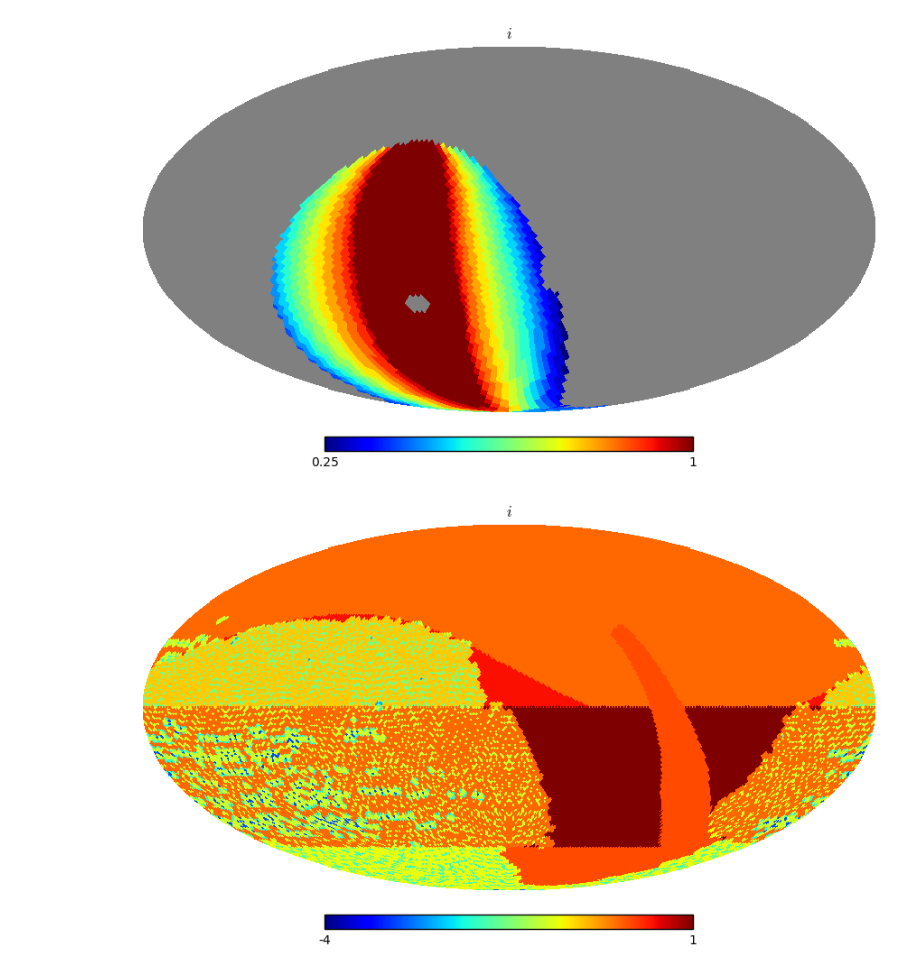
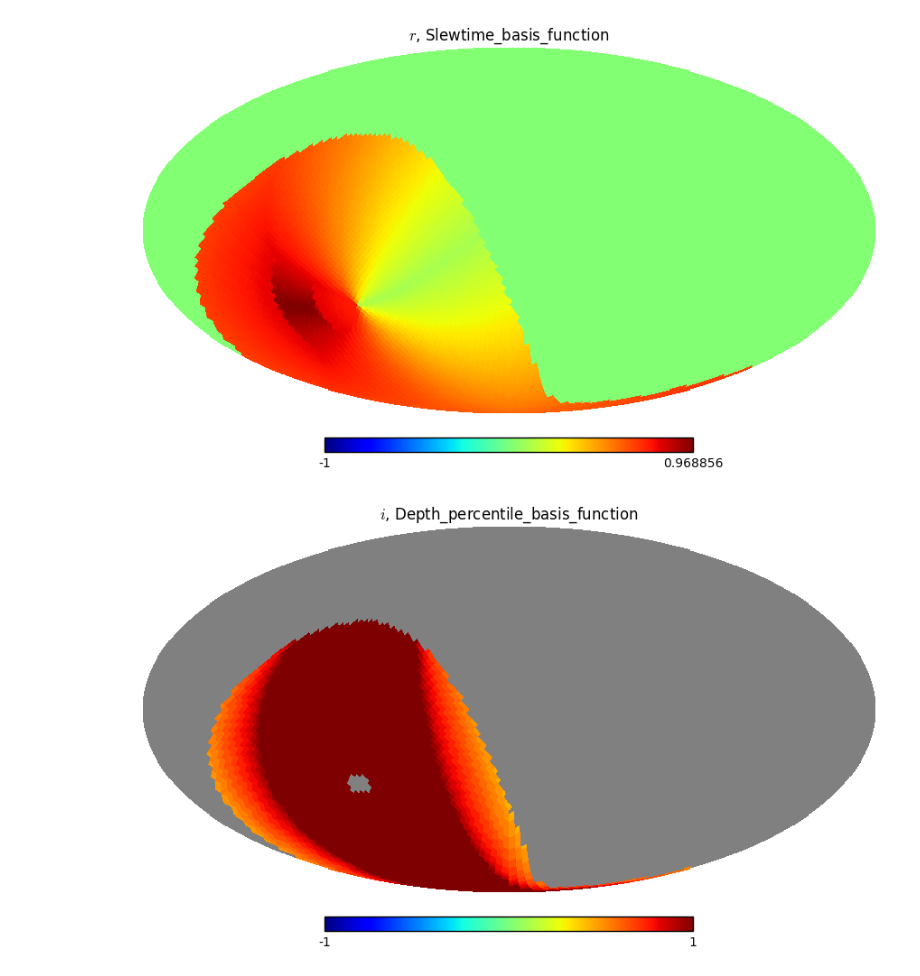
Before and after one commit to lsst-sims/legacy_sims_featureScheduler, a Jupyter notebook: examples/viz_example.ipynb, the cells around one changed output. Cells and saved outputs as stored; diff of their text form; code cells hidden in the pictures.

Commit message:
debugged slewtime

```diff
--- a/examples/viz_example.ipynb
+++ b/examples/viz_example.ipynb
@@ -8,12 +8,12 @@ from speed_observatory import Speed_observatory
 # %%
-survey_length = 5  # days
+survey_length = 3.1  # days
 # Define what we want the final visit ratio map to look like
 target_maps = fs.standard_goals()
 
 filters = ['r', 'i']
 weights = {}
-weights['r'] = [1., 1., 1.]
-weights['i'] = [1.5, 1., 0.]
+weights['r'] = [1., 1., 1., 1.]
+weights['i'] = [1.9, 1., 0., 1.]
 surveys = []
 for filtername in filters:
     bfs = []
@@ -21,6 +21,7 @@ for filtername in filters:
     bfs.append(fs.Target_map_basis_function(target_map=target_maps[filtername],
                                            filtername=filtername))
     bfs.append(fs.Filter_change_basis_function(filtername=filtername))
+    bfs.append(fs.Slewtime_basis_function(filtername=filtername))
     weight = weights[filtername]
     surveys.append(fs.Simple_greedy_survey_fields(bfs, weight, filtername=filtername))
 
@@ -33,4 +34,4 @@ Completed 3417 observations
 # %%
 for fn, survey in zip(filters, scheduler.surveys):
-    hp.mollview(survey.calc_reward_function(), title=r'Total reward function, $%s$' % fn)
+    hp.mollview(survey.calc_reward_function(), min=0, title=r'Total reward function, $%s$' % fn)
 # %% [output]
@@ -41,5 +42,5 @@ for fn, survey in zip(filters, scheduler.surveys):
     for basis_function in survey.basis_functions:
         reward = basis_function()
         if np.size(reward) > 1:
-            hp.mollview(reward, title='$%s$' % fn)
+            hp.mollview(reward, min=-1, title='$%s$, %s' % (fn, type(basis_function).__name__.split('.')[-1]))
 # %% [output]
@@ -48,2 +49,2 @@ for fn, survey in zip(filters, scheduler.surveys):
-[figure, old version]
+[figure, new version]
-[figure, old version]
+[figure, new version]
```
Also changed, not shown: parts of 6 cells of this notebook, 3 other files.
